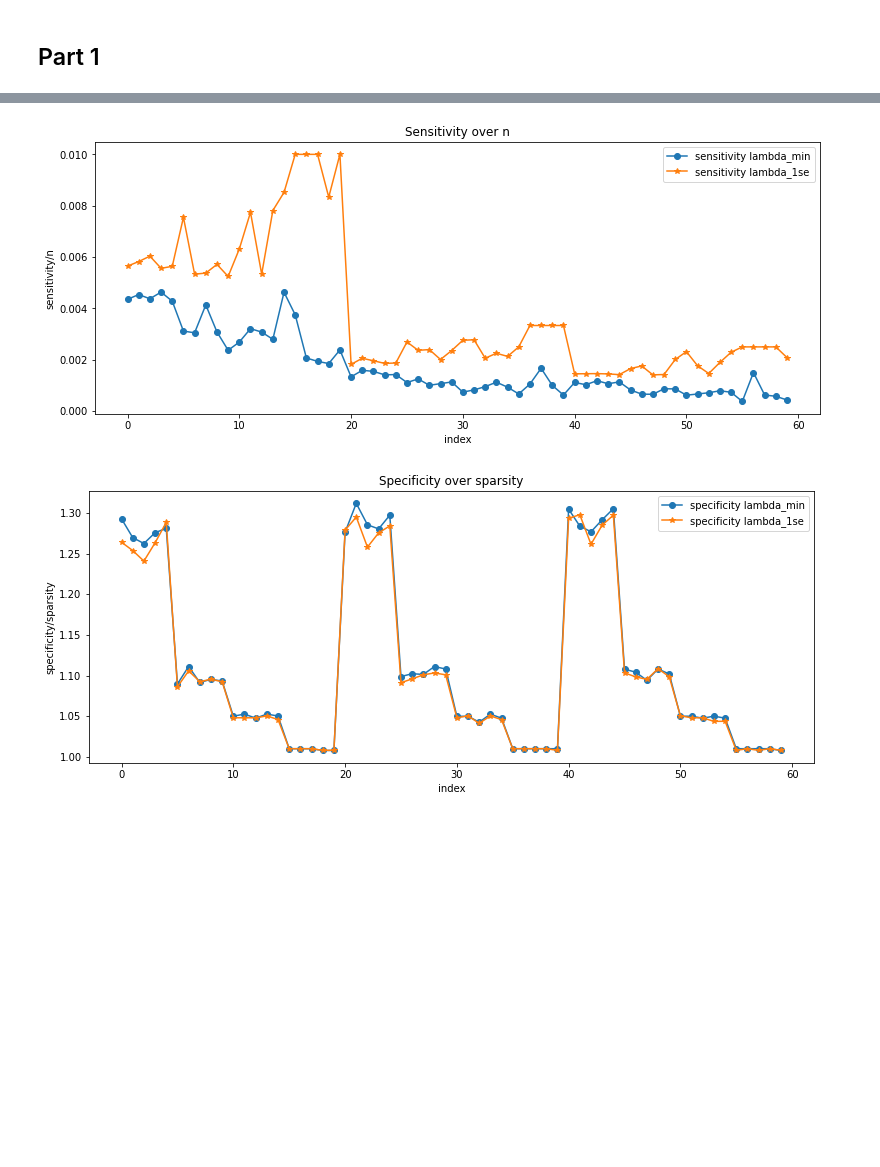
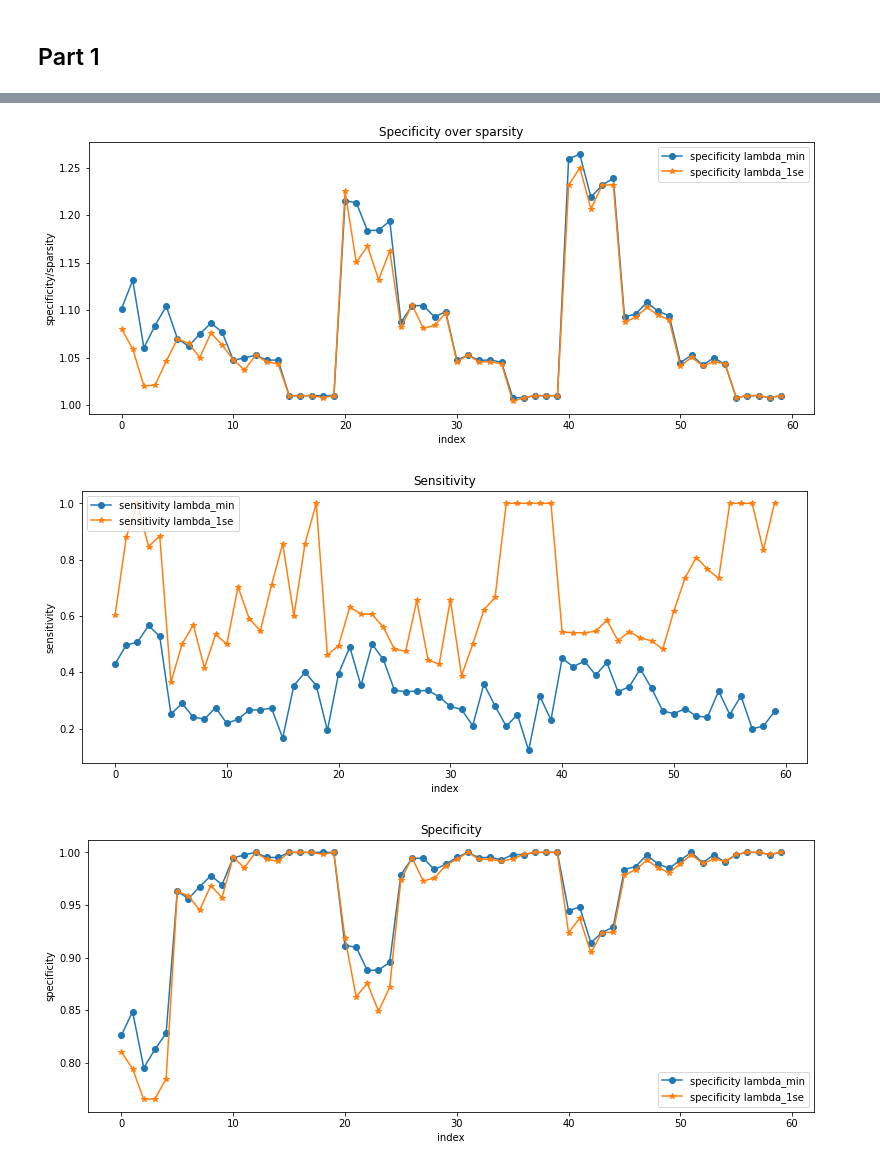
Before and after one commit to dtonderski/statistical_learning_for_big_data, a Jupyter notebook: Homework_3/P3_fred.ipynb, the cells around one changed output, grey strips where cells are left out. Saved outputs shown, nothing was run; the diff lists cells and outputs as text; code cells hidden in the pictures; blank space fills up the shorter version.

Commit message:
kanske göra ännu coolare plots?

```diff
--- a/Homework_3/P3_fred.ipynb
+++ b/Homework_3/P3_fred.ipynb
@@ -117,13 +117,13 @@ def eval_feature_selection(beta_est_min, beta_est_1se, beta):
     return sens_min, sens_1se, spec_min, spec_1se
 # %%
 p = 500
-n_vector = [100, 300, 400]
-n_test = 500
+n_vector = [200, 300, 400]
+n_test = 1000
 sparsity_vector = [0.75, 0.9, 0.95, 0.99]
 SNR = 5.0
 beta_scale = 5.0
 nr_runs = 5
-rng = np.random.default_rng()
+
 
 nr_datasets = int(len(n_vector)*len(sparsity_vector)*nr_runs)
 
@@ -151,9 +151,10 @@ if(verbose):
 for n in n_vector:
     for sparsity in sparsity_vector:
         for i in range(nr_runs):
+            rng = np.random.default_rng()
             X, y, beta = simulate_data(n + n_test, p, rng, sparsity = sparsity, SNR = SNR, beta_scale = SNR)
             X_train, X_test, y_train, y_test = train_test_split(X,y,
-                                                                test_size = round(n_test/(n_test + n)),
+                                                                test_size = n_test/(n_test + n),
                                                                 random_state = 0)
 
 
@@ -199,22 +200,19 @@ Total time ellapsed: 243.55236649513245 seconds
 # %%
-
+plt.rcParams["figure.figsize"]=13,5
 if(illustrate):
-    plt.plot(lambda_mins)
-    plt.title("lambda mins")
+    plt.plot(lambda_mins,'-o', label = 'lambda_min')
+    plt.plot(lambda_1ses,'-*', label = 'lambda_1se')
+    plt.title("lambda")
     plt.xlabel("index")
-    plt.ylabel("lamdba_min")
-    plt.show()
-
-    plt.plot(lambda_1ses)
-    plt.title("lambda 1ses")
-    plt.xlabel("index")
-    plt.ylabel("lamdba_1se")
+    plt.ylabel("lamdba")
+    plt.legend()
     plt.show()
 
 
 
-    plt.plot(MSE_train_min[:,1], label = 'MSE train lambda_min')
-    plt.plot(MSE_train_1se[:,1], label = 'MSE train lambda_1se')
+
+    plt.plot(MSE_train_min[:,1],'-o', label = 'MSE train lambda_min')
+    plt.plot(MSE_train_1se[:,1],'-*', label = 'MSE train lambda_1se')
     plt.title("MSE train over n")
     plt.xlabel("index")
     plt.ylabel("MSE/n")
@@ -281,4 +279,21 @@ if(illustrate):
     plt.ylabel("specificity/sparsity")
     plt.legend()
     plt.show()
+
+
+    plt.plot(sens_min[:,0],'-o', label = 'sensitivity lambda_min')
+    plt.plot(sens_1se[:,0],'-*', label = 'sensitivity lambda_1se')
+    plt.title("Sensitivity")
+    plt.xlabel("index")
+    plt.ylabel("sensitivity")
+    plt.legend()
+    plt.show()
+
+    plt.plot(spec_min[:,0],'-o', label = 'specificity lambda_min')
+    plt.plot(spec_1se[:,0],'-*', label = 'specificity lambda_1se')
+    plt.title("Specificity")
+    plt.xlabel("index")
+    plt.ylabel("specificity")
+    plt.legend()
+    plt.show()
 # %% [output]
@@ -293,2 +308,3 @@ if(illustrate):
-[figure, old version]
+[figure, new version]
-[figure, old version]
+[figure, new version]
+[figure, added]
```
Also changed, not shown: parts of 2 cells of this notebook, 1 other file.
